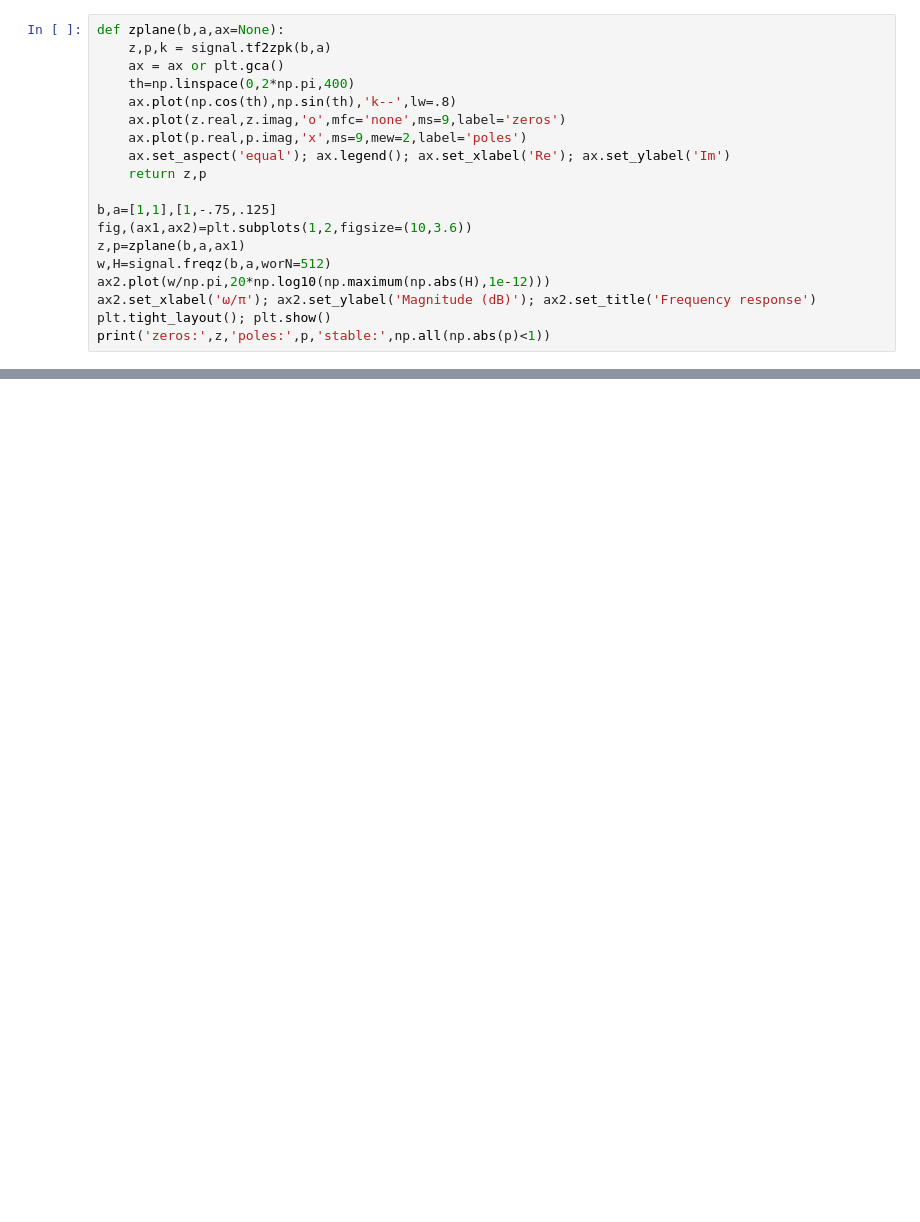
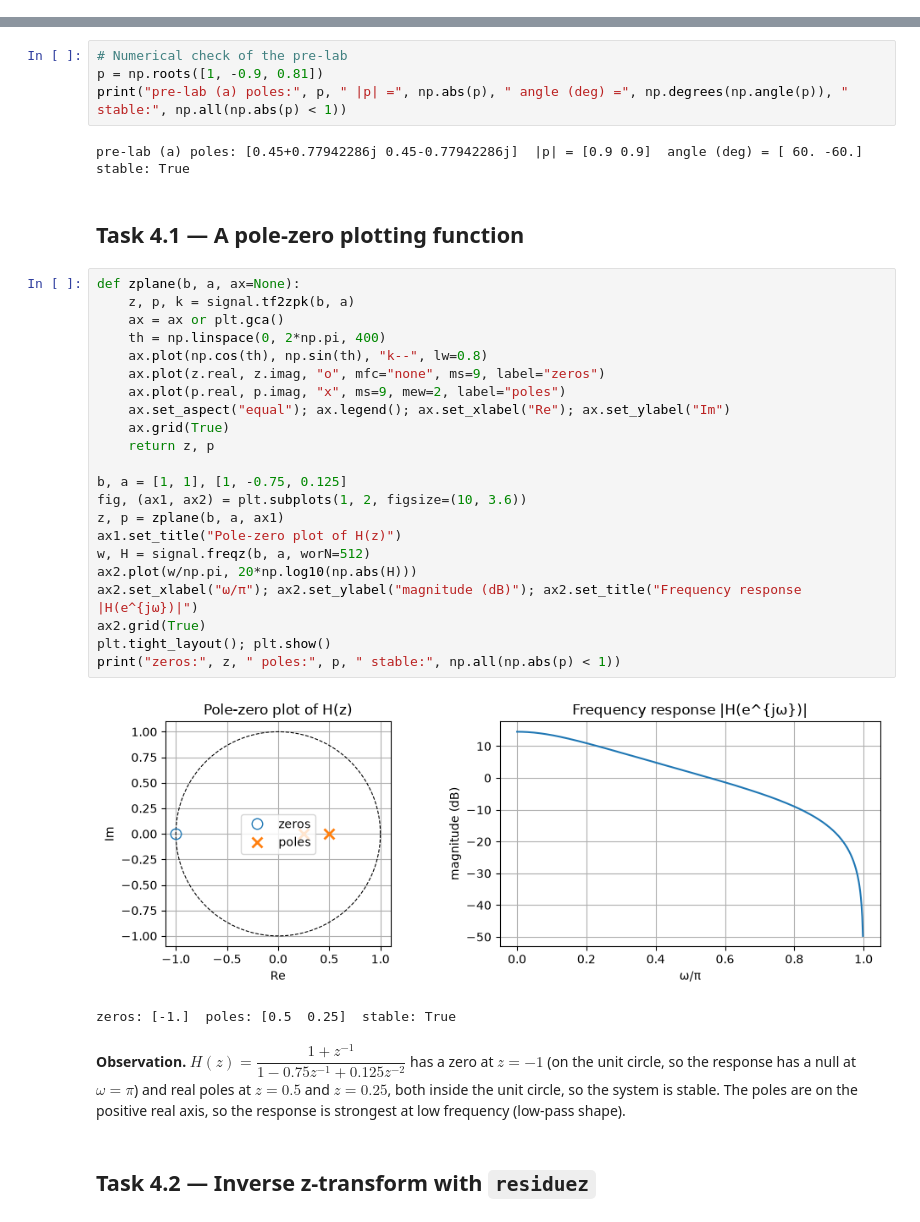
Before and after one commit to abcdev-01/COU07506-labs, a Jupyter notebook: COU07506_Week04_240242436939.ipynb, the cells around one changed output, grey strips where cells are left out. Saved outputs shown, nothing was run; the diff lists cells and outputs as text; blank space fills up the shorter version.

```diff
--- a/COU07506_Week04_240242436939.ipynb
+++ b/COU07506_Week04_240242436939.ipynb
@@ -23,19 +0,0 @@ Implement `zplane`, plot the pole-zero diagram and frequency response for b=[1,1
-# %%
-def zplane(b,a,ax=None):
-    z,p,k = signal.tf2zpk(b,a)
-    ax = ax or plt.gca()
-    th=np.linspace(0,2*np.pi,400)
-    ax.plot(np.cos(th),np.sin(th),'k--',lw=.8)
-    ax.plot(z.real,z.imag,'o',mfc='none',ms=9,label='zeros')
-    ax.plot(p.real,p.imag,'x',ms=9,mew=2,label='poles')
-    ax.set_aspect('equal'); ax.legend(); ax.set_xlabel('Re'); ax.set_ylabel('Im')
-    return z,p
-
-b,a=[1,1],[1,-.75,.125]
-fig,(ax1,ax2)=plt.subplots(1,2,figsize=(10,3.6))
-z,p=zplane(b,a,ax1)
-w,H=signal.freqz(b,a,worN=512)
-ax2.plot(w/np.pi,20*np.log10(np.maximum(np.abs(H),1e-12)))
-ax2.set_xlabel('ω/π'); ax2.set_ylabel('Magnitude (dB)'); ax2.set_title('Frequency response')
-plt.tight_layout(); plt.show()
-print('zeros:',z,'poles:',p,'stable:',np.all(np.abs(p)<1))
@@ -187,0 +30,37 @@ zeros: [ 1. -1.] poles: [0.68589358+0.68589358j 0.68589358-0.68589358j] stable:
+# %%
+# Numerical check of the pre-lab
+p = np.roots([1, -0.9, 0.81])
+print("pre-lab (a) poles:", p, " |p| =", np.abs(p), " angle (deg) =", np.degrees(np.angle(p)), " stable:", np.all(np.abs(p) < 1))
+# %% [output]
+pre-lab (a) poles: [0.45+0.77942286j 0.45-0.77942286j]  |p| = [0.9 0.9]  angle (deg) = [ 60. -60.]  stable: True
+# %% [markdown]
+## Task 4.1 — A pole-zero plotting function
+# %%
+def zplane(b, a, ax=None):
+    z, p, k = signal.tf2zpk(b, a)
+    ax = ax or plt.gca()
+    th = np.linspace(0, 2*np.pi, 400)
+    ax.plot(np.cos(th), np.sin(th), "k--", lw=0.8)
+    ax.plot(z.real, z.imag, "o", mfc="none", ms=9, label="zeros")
+    ax.plot(p.real, p.imag, "x", ms=9, mew=2, label="poles")
+    ax.set_aspect("equal"); ax.legend(); ax.set_xlabel("Re"); ax.set_ylabel("Im")
+    ax.grid(True)
+    return z, p
+
+b, a = [1, 1], [1, -0.75, 0.125]
+fig, (ax1, ax2) = plt.subplots(1, 2, figsize=(10, 3.6))
+z, p = zplane(b, a, ax1)
+ax1.set_title("Pole-zero plot of H(z)")
+w, H = signal.freqz(b, a, worN=512)
+ax2.plot(w/np.pi, 20*np.log10(np.abs(H)))
+ax2.set_xlabel("ω/π"); ax2.set_ylabel("magnitude (dB)"); ax2.set_title("Frequency response |H(e^{jω})|")
+ax2.grid(True)
+plt.tight_layout(); plt.show()
+print("zeros:", z, " poles:", p, " stable:", np.all(np.abs(p) < 1))
+# %% [output]
+[figure, added]
+zeros: [-1.]  poles: [0.5  0.25]  stable: True
+# %% [markdown]
+**Observation.** $H(z) = \dfrac{1 + z^{-1}}{1 - 0.75z^{-1} + 0.125z^{-2}}$ has a zero at $z = -1$ (on the unit circle, so the response has a null at $\omega = \pi$) and real poles at $z = 0.5$ and $z = 0.25$, both inside the unit circle, so the system is stable. The poles are on the positive real axis, so the response is strongest at low frequency (low-pass shape).
+# %% [markdown]
+## Task 4.2 — Inverse z-transform with `residuez`
```
Also changed, not shown: parts of 33 cells of this notebook, 1 other file.
